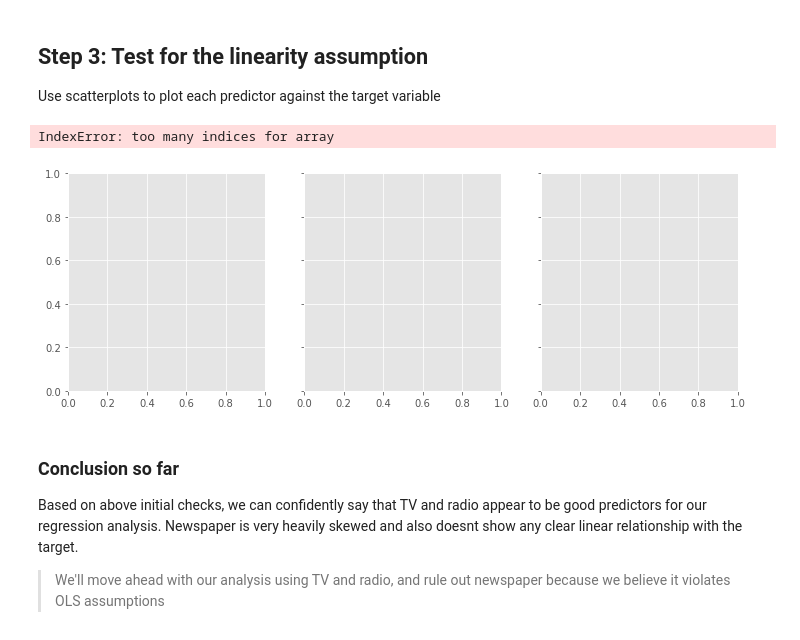
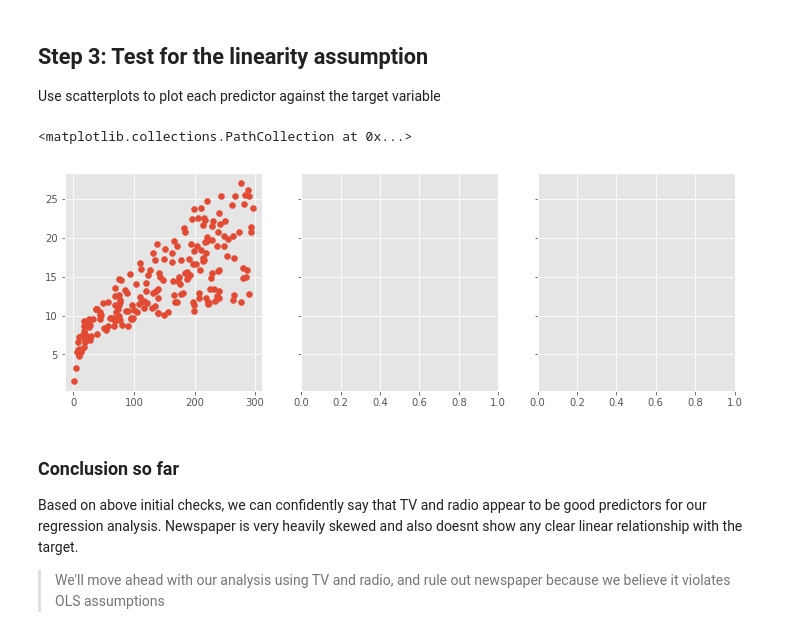
Before and after one commit to keita-dc/dsc-ols-statsmodels-lab-dc-ds-060319, a Jupyter notebook: index.ipynb, the cells around one changed output. Drawn from its saved outputs; the diff is of its cells as text; code cells hidden in the pictures.

```diff
--- a/index.ipynb
+++ b/index.ipynb
@@ -72,13 +72,13 @@ Use scatterplots to plot each predictor against the target variable
 # %%
 # visualize the relationship between the preditors
 # and the target using scatterplots
 fig, ax = plt.subplots(nrows=1, ncols=3, sharey=True, figsize=(12,4))
-ax[0,0].scatter(df.TV, df.sales)
-ax[0,1].scatter(df.radio, df.sales)
-ax[0,2].scatter(df.newspaper, df.sales)
+ax[0].scatter(df.TV, df.sales)
+x[0,1].scatter(df.radio, df.sales)
+#ax[0,2].scatter(df.newspaper, df.sales)
 # %% [output]
-IndexError: too many indices for array
+<matplotlib.collections.PathCollection at 0x...>
-[figure, old version]
+[figure, new version]
 # %%
 # Record yor observations on linearity here
 # %% [markdown]
```
